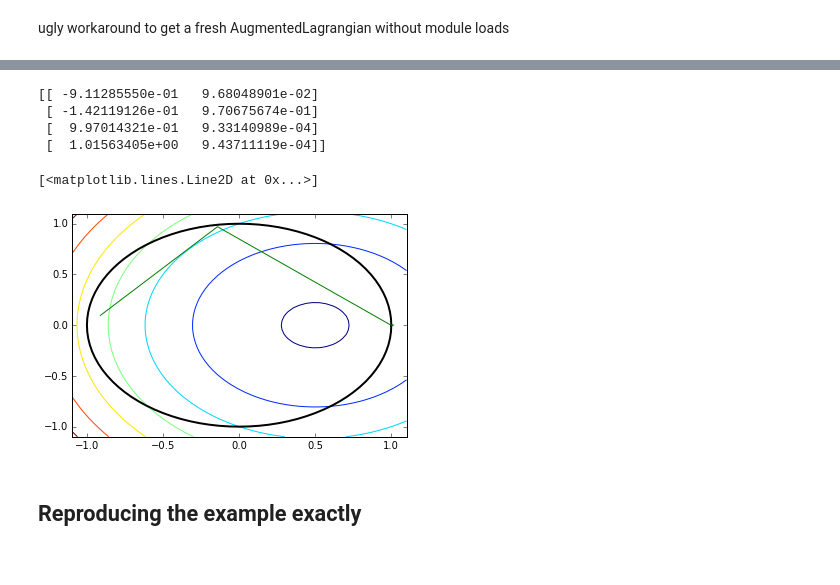
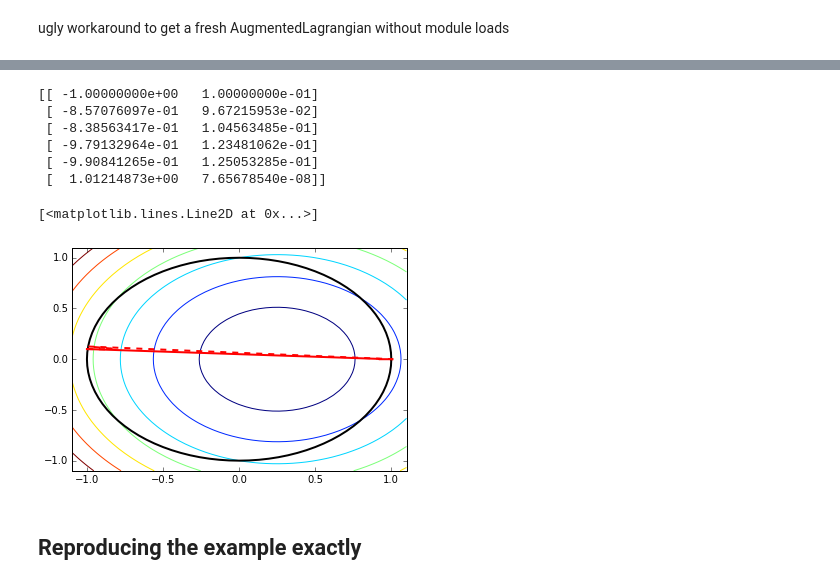
Before and after one commit to ContactEngineering/ContactMechanics, a Jupyter notebook: helpers/Testing_augmented_Lagrangian.ipynb, the cells around one changed output, grey strips where cells are left out. Drawn from its saved outputs; the diff is of its cells as text; code cells hidden in the pictures.

Commit message:
debugging Augmented Lagrangian

```diff
--- a/helpers/Testing_augmented_Lagrangian.ipynb
+++ b/helpers/Testing_augmented_Lagrangian.ipynb
@@ -30,11 +32,0 @@ from PyPyContact.Tools.Optimisation import augmented_lagrangian
-# %%
-def fun(x):
-    return (x[0]**2 + x[1]**2 - 1) - x[0]
-def constraint(x):
-    return x[0]**2 + x[1]**2 - 1
-tol = 1.e-2
-result = scipy.optimize.minimize(fun, x0=np.array((-1, .1)),
-       	                         constraints={'type':'eq','fun':constraint},
-	                             method=augmented_lagrangian, tol=tol,
-	                             options={'multiplier0': np.array((0.)),
-                                      'store_iterates': 'iterate'})
@@ -41,23 +534,31 @@ result = scipy.optimize.minimize(fun, x0=np.array((-1, .1)),
 # %%
 %matplotlib inline
 import matplotlib.pyplot as plt
 iterates = np.array([iterate.x for iterate in result.iterates])
 print(iterates)
-x, y = np.linspace(-1.1, 1.1, 51), np.linspace(-1.1, 1.1, 51)
+res = 51
+x, y = np.linspace(-1.1, 1.1, res), np.linspace(-1.1, 1.1, res)
 X, Y = np.meshgrid(x, y)
-Z = fun((X, Y))
+XY = np.zeros((2, res, res))
+XY[0, ...] = X
+XY[1, ...] = Y
+Z = fun(XY)
 phi = np.linspace(0, 2*np.pi, 97)
 plt.contour(X, Y, Z)
 x, y = np.cos(phi), np.sin(phi)
 plt.plot(x, y, c='k', lw=2)
-plt.plot(iterates[:, 0], iterates[:, 1])
+plt.plot(iterates[:, 0], iterates[:, 1], c='r', ls='--', lw=2)
+iterates = np.array([iterate.x for iterate in result2.iterates])
+plt.plot(iterates[:, 0], iterates[:, 1], c='r', lw=2)
 # %% [output]
-[[ -9.11285550e-01   9.68048901e-02]
- [ -1.42119126e-01   9.70675674e-01]
- [  9.97014321e-01   9.33140989e-04]
- [  1.01563405e+00   9.43711119e-04]]
+[[ -1.00000000e+00   1.00000000e-01]
+ [ -8.57076097e-01   9.67215953e-02]
+ [ -8.38563417e-01   1.04563485e-01]
+ [ -9.79132964e-01   1.23481062e-01]
+ [ -9.90841265e-01   1.25053285e-01]
+ [  1.01214873e+00   7.65678540e-08]]
 [<matplotlib.lines.Line2D at 0x...>]
-[figure, old version]
+[figure, new version]
 # %%
 np.isfinite?
 # %% [markdown]
```
Also changed, not shown: parts of 7 cells of this notebook, 1 other file.
